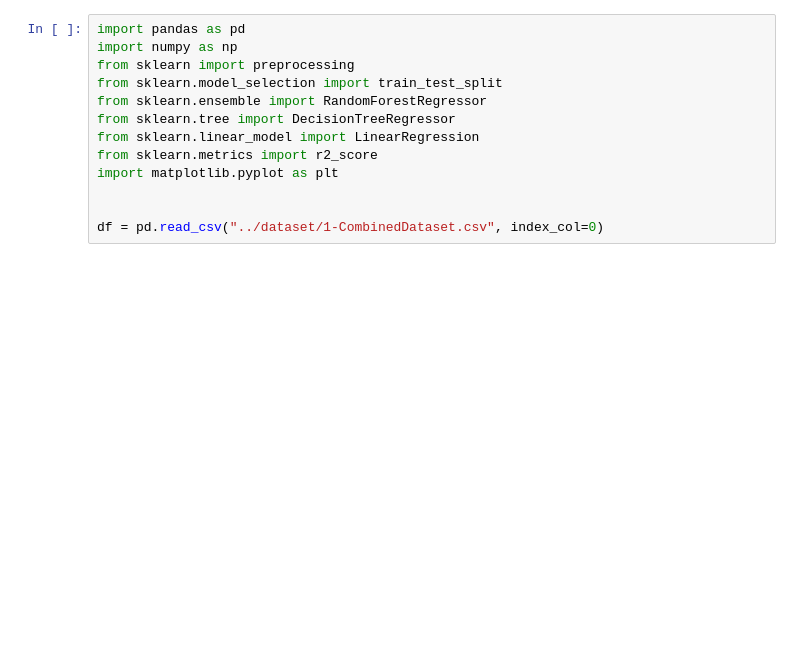
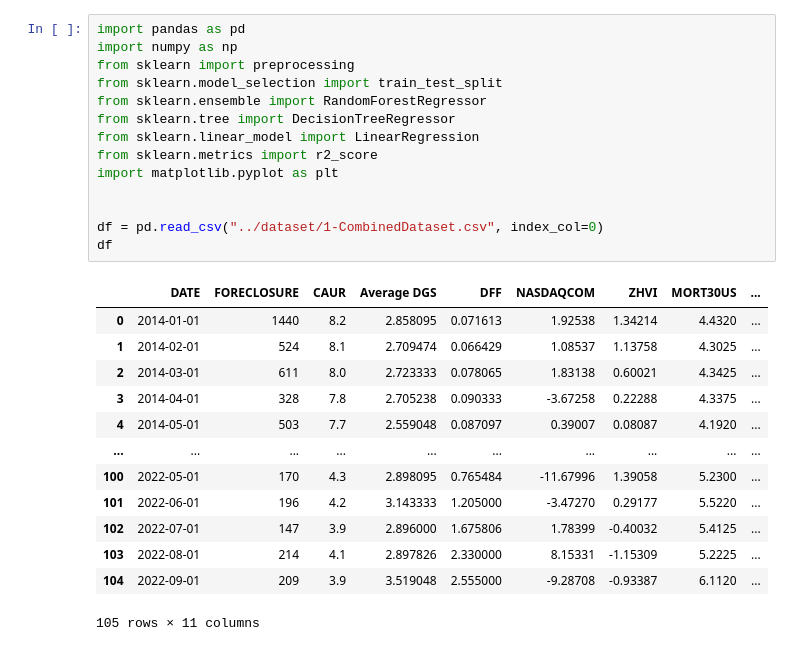
Before and after one commit to Shramster/Predicting-Los-Angeles-Foreclosures, a Jupyter notebook: application/RandomForest_PeriodicMonths.ipynb, the cells around one changed output. Saved outputs shown, nothing was run; the diff lists cells and outputs as text; blank space fills up the shorter version.

```diff
--- a/application/RandomForest_PeriodicMonths.ipynb
+++ b/application/RandomForest_PeriodicMonths.ipynb
@@ -1,16 +1,31 @@
 # %%
 import pandas as pd
 import numpy as np
 from sklearn import preprocessing
 from sklearn.model_selection import train_test_split
 from sklearn.ensemble import RandomForestRegressor
 from sklearn.tree import DecisionTreeRegressor
 from sklearn.linear_model import LinearRegression
 from sklearn.metrics import r2_score
 import matplotlib.pyplot as plt
 
 
 df = pd.read_csv("../dataset/1-CombinedDataset.csv", index_col=0)
+df
+# %% [output]
+|  | DATE | FORECLOSURE | CAUR | Average DGS | DFF | NASDAQCOM | ZHVI | MORT30US | ... |
+| 0 | 2014-01-01 | 1440 | 8.2 | 2.858095 | 0.071613 | 1.92538 | 1.34214 | 4.4320 | ... |
+| 1 | 2014-02-01 | 524 | 8.1 | 2.709474 | 0.066429 | 1.08537 | 1.13758 | 4.3025 | ... |
+| 2 | 2014-03-01 | 611 | 8.0 | 2.723333 | 0.078065 | 1.83138 | 0.60021 | 4.3425 | ... |
+| 3 | 2014-04-01 | 328 | 7.8 | 2.705238 | 0.090333 | -3.67258 | 0.22288 | 4.3375 | ... |
+| 4 | 2014-05-01 | 503 | 7.7 | 2.559048 | 0.087097 | 0.39007 | 0.08087 | 4.1920 | ... |
+| ... | ... | ... | ... | ... | ... | ... | ... | ... | ... |
+| 100 | 2022-05-01 | 170 | 4.3 | 2.898095 | 0.765484 | -11.67996 | 1.39058 | 5.2300 | ... |
+| 101 | 2022-06-01 | 196 | 4.2 | 3.143333 | 1.205000 | -3.47270 | 0.29177 | 5.5220 | ... |
+| 102 | 2022-07-01 | 147 | 3.9 | 2.896000 | 1.675806 | 1.78399 | -0.40032 | 5.4125 | ... |
+| 103 | 2022-08-01 | 214 | 4.1 | 2.897826 | 2.330000 | 8.15331 | -1.15309 | 5.2225 | ... |
+| 104 | 2022-09-01 | 209 | 3.9 | 3.519048 | 2.555000 | -9.28708 | -0.93387 | 6.1120 | ... |
+105 rows × 11 columns
 # %%
 df['mnth_sin'] = df['DATE'].apply(lambda x: np.sin((int(x[5:7])-1)*(2.*np.pi/12)))
 df['mnth_cos'] = df['DATE'].apply(lambda x: np.cos((int(x[5:7])-1)*(2.*np.pi/12)))
```
Also changed, not shown: parts of 3 cells of this notebook, 1 other file.
